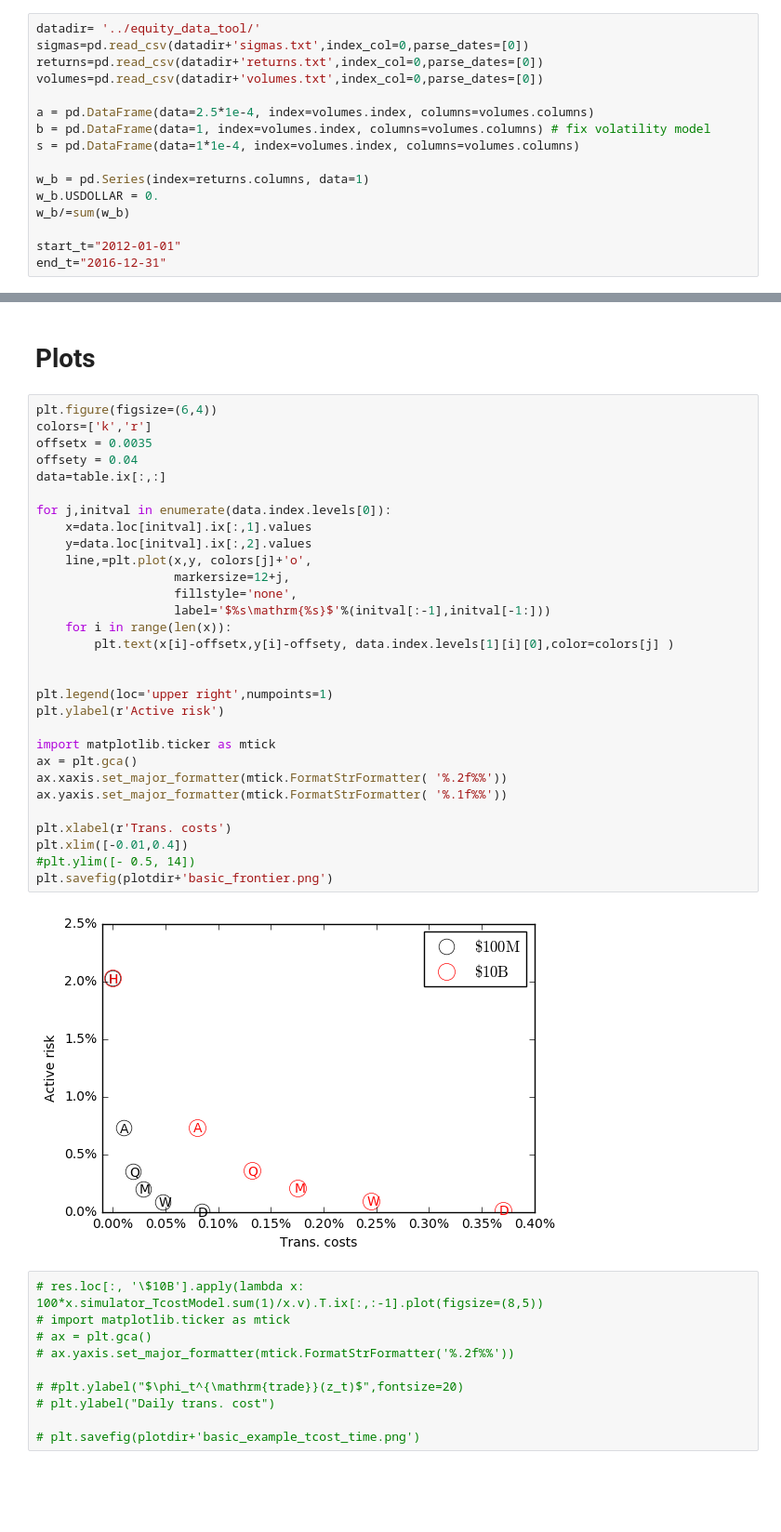
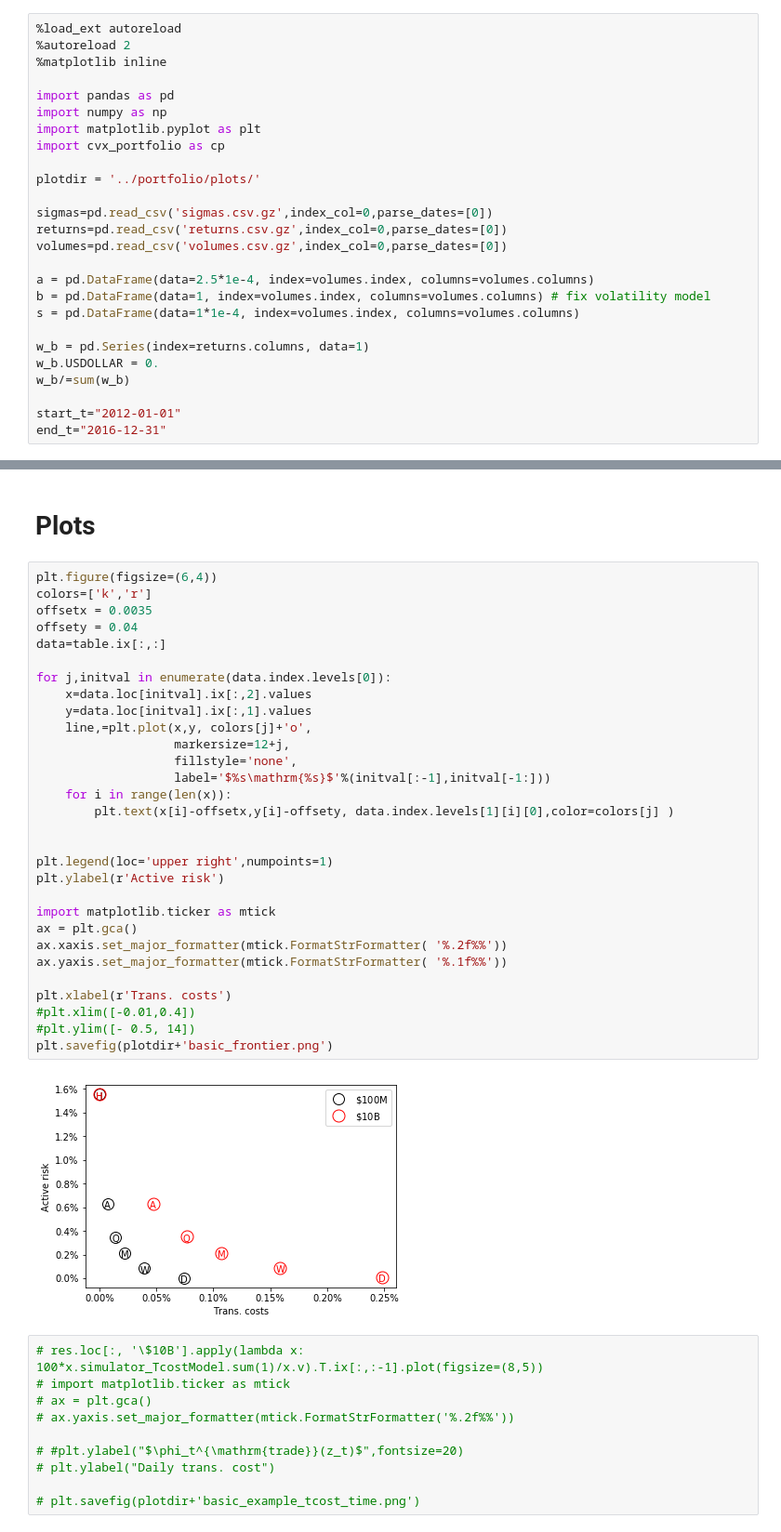
Before and after one commit to cvxgrp/cvxportfolio, a Jupyter notebook: PortfolioSimulation.ipynb, the cells around one changed output, grey strips where cells are left out. Shown at 93% size. Saved outputs shown, nothing was run; the diff lists cells and outputs as text; blank space fills up the shorter version.

```diff
--- a/PortfolioSimulation.ipynb
+++ b/PortfolioSimulation.ipynb
@@ -14,8 +1,18 @@ plotdir = '../portfolio/plots/'
 # %%
-datadir= '../equity_data_tool/'
-sigmas=pd.read_csv(datadir+'sigmas.txt',index_col=0,parse_dates=[0])
-returns=pd.read_csv(datadir+'returns.txt',index_col=0,parse_dates=[0])
-volumes=pd.read_csv(datadir+'volumes.txt',index_col=0,parse_dates=[0])
+%load_ext autoreload
+%autoreload 2
+%matplotlib inline
+
+import pandas as pd
+import numpy as np
+import matplotlib.pyplot as plt
+import cvx_portfolio as cp
+
+plotdir = '../portfolio/plots/'
+
+sigmas=pd.read_csv('sigmas.csv.gz',index_col=0,parse_dates=[0])
+returns=pd.read_csv('returns.csv.gz',index_col=0,parse_dates=[0])
+volumes=pd.read_csv('volumes.csv.gz',index_col=0,parse_dates=[0])
 
 a = pd.DataFrame(data=2.5*1e-4, index=volumes.index, columns=volumes.columns)
 b = pd.DataFrame(data=1, index=volumes.index, columns=volumes.columns) # fix volatility model
@@ -106,35 +99,35 @@ print(table_print.to_latex(float_format='%.2f', escape=False).replace('%',r'\%')
 # %%
 plt.figure(figsize=(6,4))
 colors=['k','r']
 offsetx = 0.0035
 offsety = 0.04
 data=table.ix[:,:]
 
 for j,initval in enumerate(data.index.levels[0]):
-    x=data.loc[initval].ix[:,1].values
-    y=data.loc[initval].ix[:,2].values
+    x=data.loc[initval].ix[:,2].values
+    y=data.loc[initval].ix[:,1].values
     line,=plt.plot(x,y, colors[j]+'o',
                    markersize=12+j,
                    fillstyle='none',
                    label='$%s\mathrm{%s}$'%(initval[:-1],initval[-1:]))
     for i in range(len(x)):
         plt.text(x[i]-offsetx,y[i]-offsety, data.index.levels[1][i][0],color=colors[j] )
 
 
 plt.legend(loc='upper right',numpoints=1)
 plt.ylabel(r'Active risk')
 
 import matplotlib.ticker as mtick
 ax = plt.gca()
 ax.xaxis.set_major_formatter(mtick.FormatStrFormatter( '%.2f%%'))
 ax.yaxis.set_major_formatter(mtick.FormatStrFormatter( '%.1f%%'))
 
 plt.xlabel(r'Trans. costs')
-plt.xlim([-0.01,0.4])
+#plt.xlim([-0.01,0.4])
 #plt.ylim([- 0.5, 14])
 plt.savefig(plotdir+'basic_frontier.png')
 # %% [output]
-[figure, old version]
+[figure, new version]
 # %%
 # res.loc[:, '\$10B'].apply(lambda x: 100*x.simulator_TcostModel.sum(1)/x.v).T.ix[:,:-1].plot(figsize=(8,5))
 # import matplotlib.ticker as mtick
```
Also changed, not shown: parts of 4 cells of this notebook, 11 other files.
